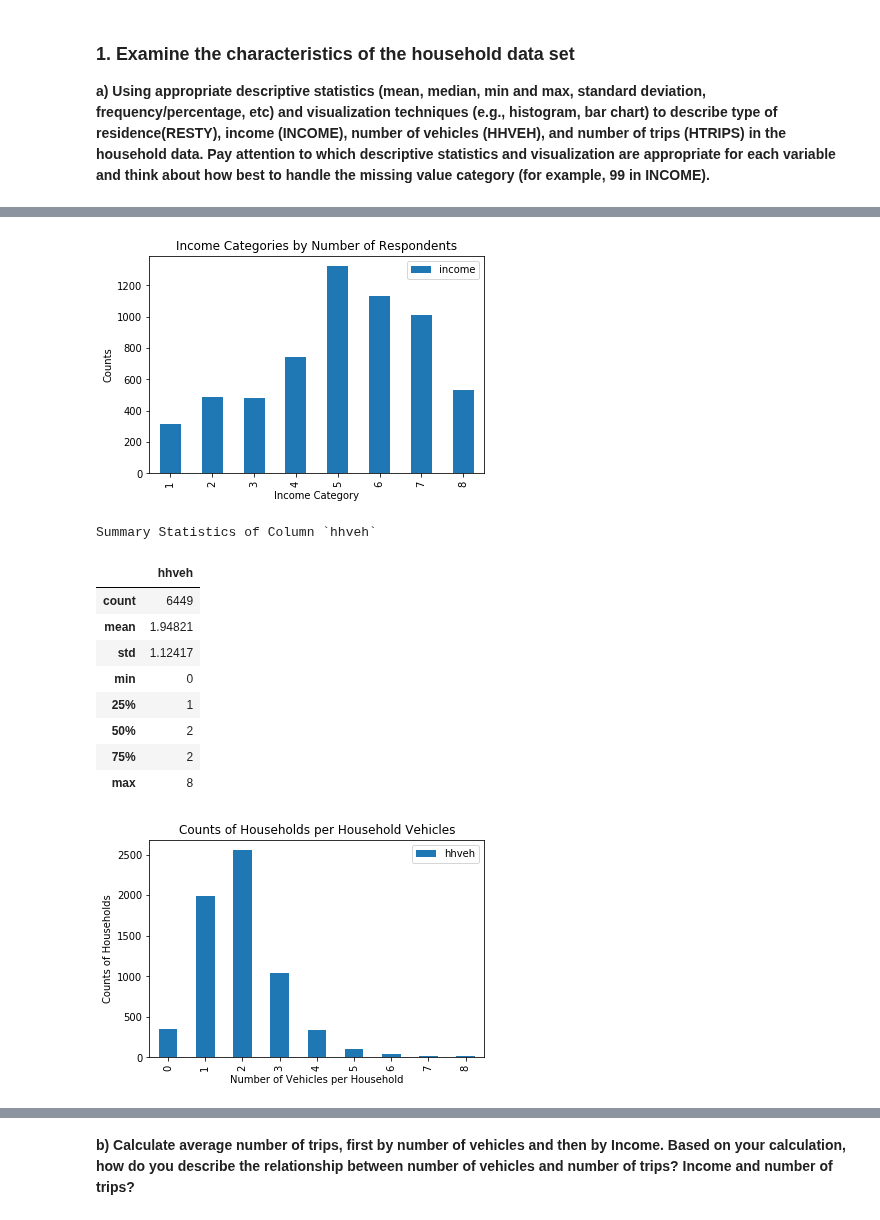
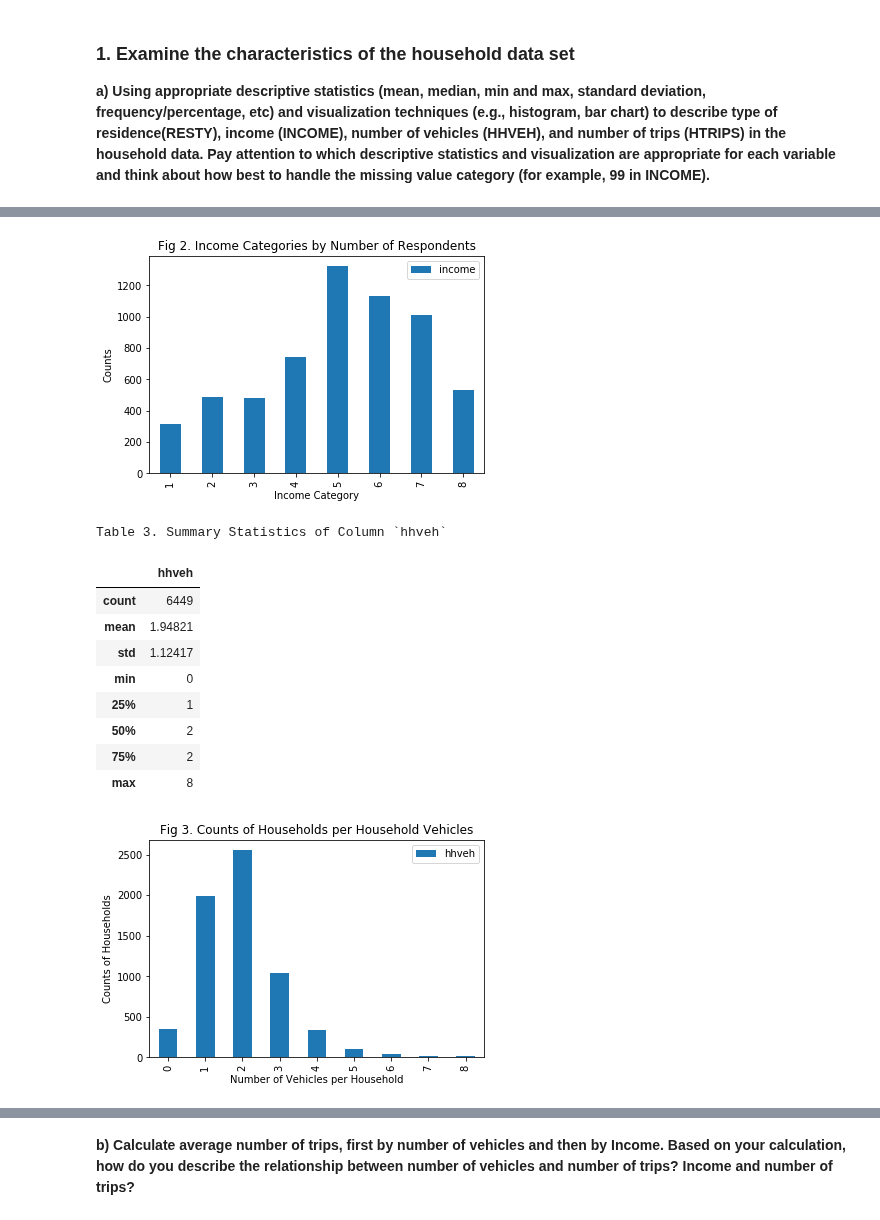
Before and after one commit to saashimi/USP_587, a Jupyter notebook: hw1.ipynb, the cells around one changed output, grey strips where cells are left out. Cells and saved outputs as stored; diff of their text form; code cells hidden in the pictures.

```diff
--- a/hw1.ipynb
+++ b/hw1.ipynb
@@ -85,19 +85,19 @@ Summary Statistics of Column `income`
 # %%
 # 1a (cont'd)
 grouped = df_inc.groupby(['income'])['income'].count().to_frame()
 grouped.plot.bar();
-plt.title('Income Categories by Number of Respondents')
+plt.title('Fig 2. Income Categories by Number of Respondents')
 plt.ylabel('Counts');
 plt.xlabel('Income Category');
 # %% [output]
-[figure, old version]
+[figure, new version]
 # %%
 # 1a (cont'd)
 df_veh = df.loc[df['hhveh'] != 99]
 df_veh['hhveh'].describe().to_frame().style.set_caption(
-    'Summary Statistics of Column `hhveh`')
+    'Table 3. Summary Statistics of Column `hhveh`')
 # %% [output]
-Summary Statistics of Column `hhveh`
+Table 3. Summary Statistics of Column `hhveh`
 |  | hhveh |
 | count | 6449 |
 | mean | 1.94821 |
@@ -111,10 +111,10 @@ Summary Statistics of Column `hhveh`
 # 1a (cont'd)
 grouped = df_veh.groupby(['hhveh'])['hhveh'].count().to_frame()
 grouped.plot.bar();
-plt.title('Counts of Households per Household Vehicles')
+plt.title('Fig 3. Counts of Households per Household Vehicles')
 plt.ylabel('Counts of Households');
 plt.xlabel('Number of Vehicles per Household');
 # %% [output]
-[figure, old version]
+[figure, new version]
 # %%
 df['htrips'].describe().to_frame().style.set_caption(
```
Also changed, not shown: parts of 16 cells of this notebook.
